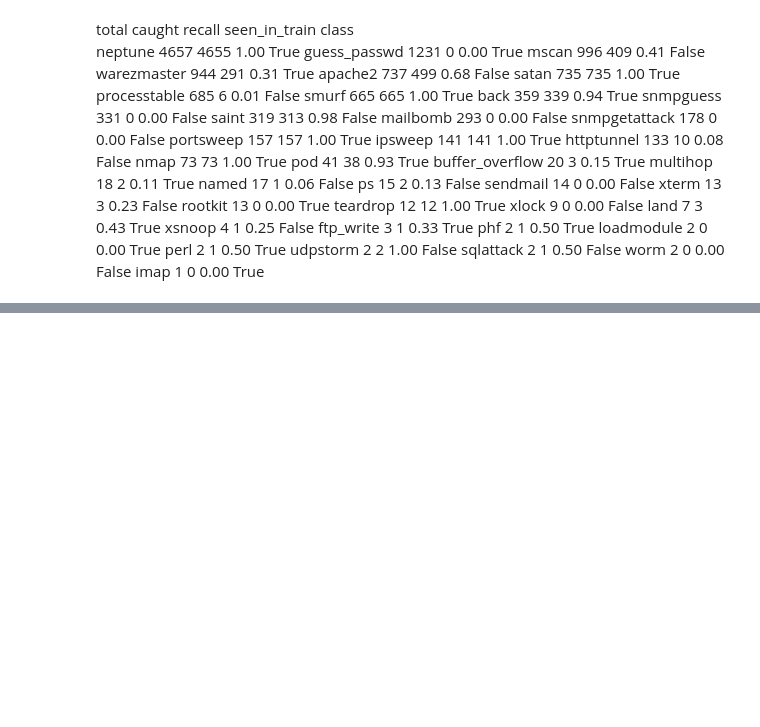
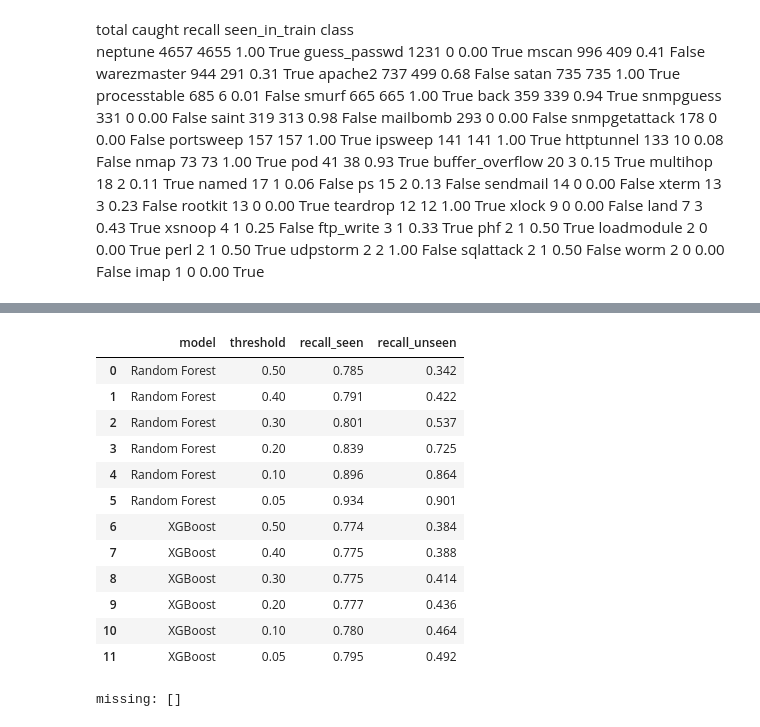
Before and after one commit to shlok3664/spiral, a Jupyter notebook: notebooks/01_baseline.ipynb, the cells around one changed output, grey strips where cells are left out. Saved outputs shown, nothing was run; the diff lists cells and outputs as text; code cells hidden in the pictures; blank space fills up the shorter version.

```diff
--- a/notebooks/01_baseline.ipynb
+++ b/notebooks/01_baseline.ipynb
@@ -95,7 +95,7 @@ from sklearn.pipeline import Pipeline
 from sklearn.ensemble import RandomForestClassifier
 
 cat_cols = ["protocol_type", "service", "flag"]
-num_cols = [c for c in x_train.columns if c not in cat_cols]
+num_cols = [c for c in X_train.columns if c not in cat_cols]
 print(len(cat_cols), "categorical,", len(num_cols), "numeric")
 
 preprocessor = ColumnTransformer([
@@ -108,7 +108,7 @@ rf_model = Pipeline([
     ("clf", RandomForestClassifier(n_estimators=100, random_state=42, n_jobs=-1)),
 ])
 
-rf_model.fit(x_train,y_train)
+rf_model.fit(X_train,y_train)
 print("Training done")
 # %% [output]
 3 categorical, 33 numeric
@@ -116,7 +116,7 @@ Training done
 # %%
 from sklearn.metrics import classification_report, confusion_matrix, ConfusionMatrixDisplay
 
-y_pred = rf_model.predict(x_test)
+y_pred = rf_model.predict(X_test)
 
 print(classification_report(y_test, y_pred, target_names=["normal", "attack"]))
 
@@ -253,0 +374,15 @@ NameError: name 'Pipeline' is not defined
+# %%
+seen = set(train["class"].astype(str))
+test_cls = test["class"].astype(str).values
+is_attack = (test_cls != "normal")
+is_seen = pd.Series(test_cls).isin(seen).values
+
+rows = []
+for name, pipe in fitted.items():
+    caught = (pipe.predict(X_test) == 1)
+    rows.append({
+        "model": name,
+        "recall_seen_attacks": round(caught[is_attack & is_seen].mean(), 3),
+        "recall_unseen_attack": round(caught[is_attack & ~is_seen].mean(),3),
+    })
+pd.DataFrame(rows)
@@ -253,0 +394,8 @@ NameError: name 'Pipeline' is not defined
+# %%
+proba = fitted["Random Forest"].predict_proba(X_test)[:,1]
+
+tuning = []
+for t in [0.5, 0.4, 0.3, 0.2, 0.1, 0.05]:
+    tuning.append(score(f"RF @ {t}", y_test, (proba >= t).astype(int)))
+
+pd.DataFrame(tuning)[["model", "attack_recall", "attack_precision", "missed_attacks", "false_alarms"]]
@@ -253,0 +412,26 @@ NameError: name 'Pipeline' is not defined
+# %%
+rows = []
+for name in ["Random Forest", "XGBoost"]:
+    p = fitted[name].predict_proba(X_test)[:,1]
+    for t in [0.5, 0.4, 0.3, 0.2, 0.1, 0.05]:
+        caught = (p >= t)
+        rows.append({
+            "model": name, "threshold":t,
+            "recall_seen": round(caught[is_attack & is_seen].mean(), 3),
+            "recall_unseen": round(caught[is_attack & ~is_seen].mean(), 3),
+        })
+pd.DataFrame(rows)
+# %% [output]
+|  | model | threshold | recall_seen | recall_unseen |
+| 0 | Random Forest | 0.50 | 0.785 | 0.342 |
+| 1 | Random Forest | 0.40 | 0.791 | 0.422 |
+| 2 | Random Forest | 0.30 | 0.801 | 0.537 |
+| 3 | Random Forest | 0.20 | 0.839 | 0.725 |
+| 4 | Random Forest | 0.10 | 0.896 | 0.864 |
+| 5 | Random Forest | 0.05 | 0.934 | 0.901 |
+| 6 | XGBoost | 0.50 | 0.774 | 0.384 |
+| 7 | XGBoost | 0.40 | 0.775 | 0.388 |
+| 8 | XGBoost | 0.30 | 0.775 | 0.414 |
+| 9 | XGBoost | 0.20 | 0.777 | 0.436 |
+| 10 | XGBoost | 0.10 | 0.780 | 0.464 |
+| 11 | XGBoost | 0.05 | 0.795 | 0.492 |
@@ -253,0 +441,6 @@ NameError: name 'Pipeline' is not defined
+# %%
+needed = ["train", "test", "X_train", "X_test", "y_train", "y_test",
+          "preprocessor", "score", "fitted", "is_attack", "is_seen"]
+print("missing:", [n for n in needed if n not in globals()])
+# %% [output]
+missing: []
```
Also changed, not shown: parts of 17 cells of this notebook.
